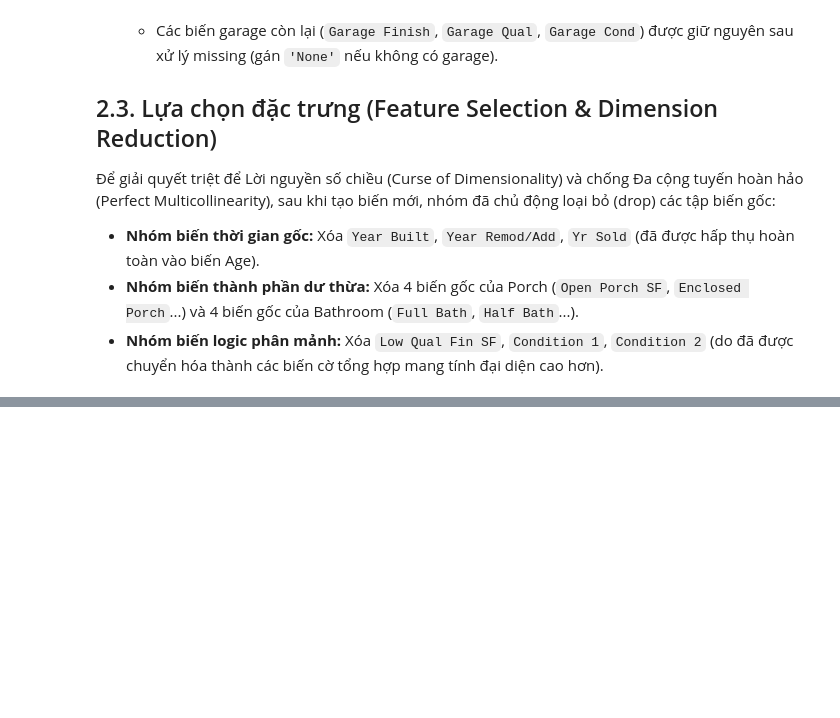
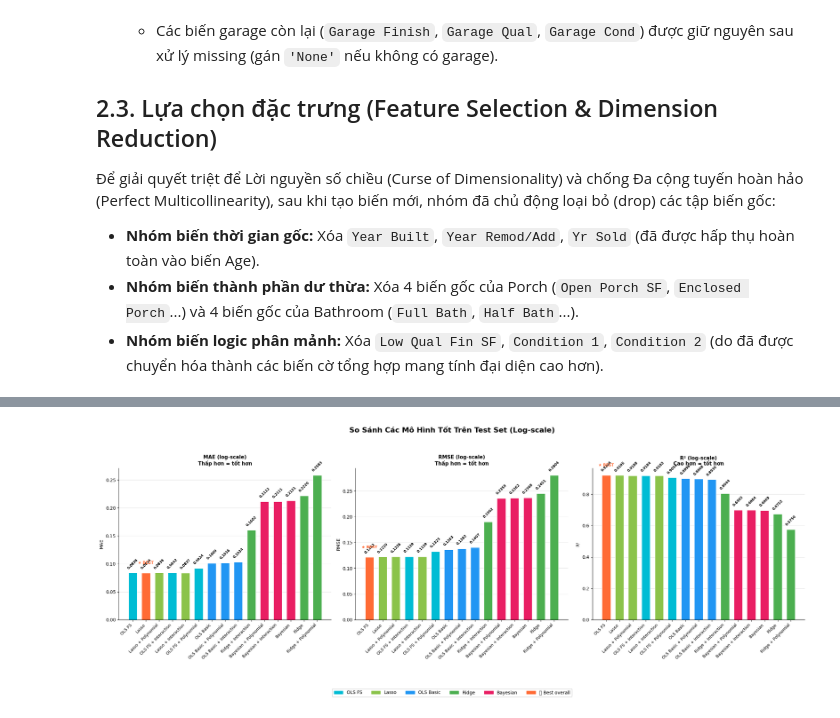
Before and after one commit to BB1311/Data-Fitting-And-OLS-Method, a Jupyter notebook: part2/part2_notebook.ipynb, the cells around one changed output, grey strips where cells are left out. Saved outputs shown, nothing was run; the diff lists cells and outputs as text; code cells hidden in the pictures; blank space fills up the shorter version.

```diff
--- a/part2/part2_notebook.ipynb
+++ b/part2/part2_notebook.ipynb
@@ -486,0 +643,15 @@ Dựa trên nguyên tắc tối ưu hóa thông tin và giảm nhiễu cho mô h
+# %%
+# ── Chạy iterative VIF elimination ───────────────────────────────
+print('\nBắt đầu khử đa cộng tuyến (threshold=10)...')
+print('─' * 60)
+
+X_train, dropped_cols = pipe.drop_high_vif(X_train, y_train, threshold=10)  # ← thêm y_train
+
+# Đồng bộ test set — loại đúng những cột đã drop khỏi train
+X_test = X_test.drop(columns=dropped_cols)
+
+print(f'\nX_train sau VIF : {X_train.shape}')
+print(f'X_test  sau VIF : {X_test.shape}')
+print(f'\nDanh sách {len(dropped_cols)} cột bị loại:')
+for i, col in enumerate(dropped_cols, 1):
+    print(f'  {i:>2}. {col}')
@@ -486,0 +1466,83 @@ Dựa trên nguyên tắc tối ưu hóa thông tin và giảm nhiễu cho mô h
+# %%
+import numpy as np
+import matplotlib.pyplot as plt
+from matplotlib.patches import Patch
+
+# ── 1. LỌC DỮ LIỆU ĐỘNG (BỎ CÁC MÔ HÌNH LỆCH CHUẨN) ───────────────────────────
+# Giữ lại các mô hình có MAE (log) <= 5 (loại bỏ KRR bị lỗi)
+df_filtered = df_results[df_results['MAE (log)'] <= 5].copy()
+
+# ── 2. CẤU HÌNH MÀU SẮC ────────────────────────────────────────────────────────
+GROUP_COLORS = {
+    'OLS Basic' : '#2196F3',
+    'OLS FS'    : '#00BCD4',
+    'Ridge'     : '#4CAF50',
+    'Lasso'     : '#8BC34A',
+    'KRR'       : '#9C27B0', # Vẫn cứ để màu KRR phòng trường hợp sau này chạy tham số khác ngon hơn
+    'Bayesian'  : '#E91E63',
+}
+BEST_COLOR = '#FF6B35'
+
+def make_colors(vals, groups, higher_is_better=False):
+    best_idx = vals.argmax() if higher_is_better else vals.argmin()
+    colors = [BEST_COLOR if i == best_idx else GROUP_COLORS.get(g, '#607D8B')
+              for i, g in enumerate(groups)]
+    return colors, best_idx
+
+# ── 3. VẼ BIỂU ĐỒ VỚI DỮ LIỆU ĐÃ LỌC ───────────────────────────────────────────
+# Đổi biến thành df_filtered nhé
+models = df_filtered['Model'].tolist()
+groups = df_filtered['Nhóm'].tolist()
+x      = np.arange(len(models))
+bar_w  = 0.65
+
+fig, axes = plt.subplots(1, 3, figsize=(22, 7))
+fig.suptitle('So Sánh Các Mô Hình Tốt Trên Test Set (Log-scale)', fontsize=16, fontweight='bold', y=1.05)
+
+for ax, (col, ylabel, higher) in zip(axes, [
+    ('MAE (log)',  'MAE',  False),
+    ('RMSE (log)', 'RMSE', False),
+    ('R² (log)',   'R²',   True),
+]):
+    # Lấy dữ liệu từ df_filtered
+    vals = df_filtered[col].values
+    colors, best_idx = make_colors(vals, groups, higher)
+    bars = ax.bar(x, vals, width=bar_w, color=colors, edgecolor='white', linewidth=0.8, zorder=3)
+
+    ax.autoscale(enable=True, axis='y', tight=False)
+    y_min, y_max = ax.get_ylim()
+    offset = (y_max - y_min) * 0.02
+
+    for bar, val in zip(bars, vals):
+        y_pos    = val + offset if val >= 0 else val - offset
+        va_align = 'bottom'     if val >= 0 else 'top'
+        ax.text(bar.get_x() + bar.get_width() / 2, y_pos,
+                f'{val:.4f}', ha='center', va=va_align,
+                fontsize=7.5, fontweight='bold', rotation=45)
+
+    best_y_pos = (vals[best_idx] + offset * 3
+                  if vals[best_idx] >= 0 else vals[best_idx] - offset * 3)
+    ax.text(x[best_idx], best_y_pos, '★ BEST',
+            ha='center', fontsize=8.5, color=BEST_COLOR, fontweight='bold')
+
+    ax.set_xticks(x)
+    ax.set_xticklabels(models, rotation=45, ha='right', fontsize=9)
+    ax.set_title(f'{ylabel} (log-scale)\n{"Cao hơn = tốt hơn" if higher else "Thấp hơn = tốt hơn"}',
+                 fontsize=11, fontweight='bold')
+    ax.set_ylabel(ylabel, fontsize=10)
+    ax.yaxis.grid(True, alpha=0.35, zorder=0)
+    ax.set_axisbelow(True)
+    ax.spines[['top', 'right']].set_visible(False)
+
+# Tạo legend dựa trên các nhóm có thực trong df_filtered
+active_groups = df_filtered['Nhóm'].unique()
+legend_patches = [Patch(color=GROUP_COLORS[g], label=g) for g in active_groups if g in GROUP_COLORS]
+legend_patches.append(Patch(color=BEST_COLOR, label='🏆 Best overall'))
+
+fig.legend(handles=legend_patches, loc='lower center', ncol=len(active_groups)+1,
+           bbox_to_anchor=(0.5, -0.15), fontsize=10, framealpha=0.9)
+
+plt.tight_layout()
+plt.show()
+# %% [output]
+[figure, added]
```
Also changed, not shown: parts of 45 cells of this notebook, 3 other files.
